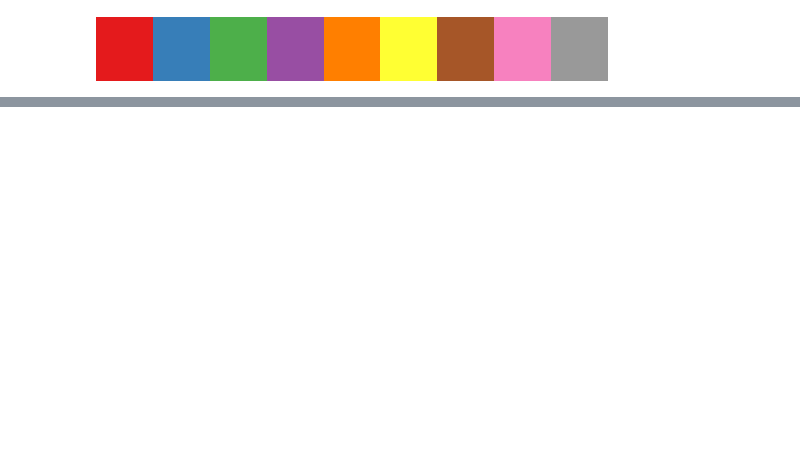
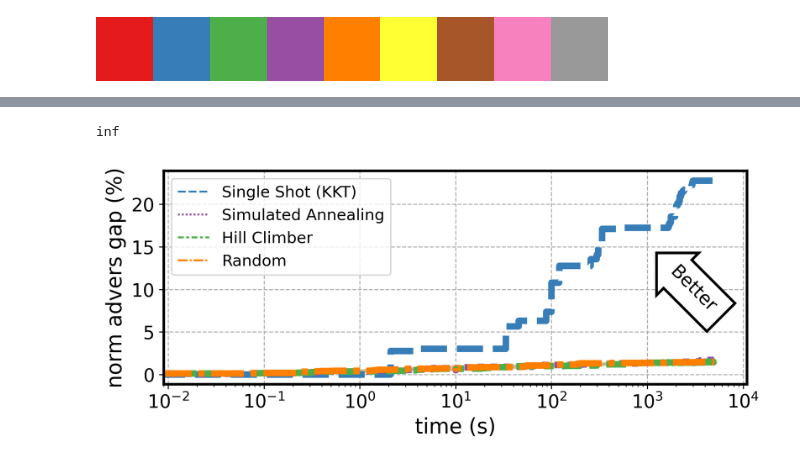
Before and after one commit to microsoft/MetaOpt, a Jupyter notebook: MetaOptimize/parsers/gap_vs_time.ipynb, the cells around one changed output, grey strips where cells are left out. Saved outputs shown, nothing was run; the diff lists cells and outputs as text; code cells hidden in the pictures; blank space fills up the shorter version.

```diff
--- a/MetaOptimize/parsers/gap_vs_time.ipynb
+++ b/MetaOptimize/parsers/gap_vs_time.ipynb
@@ -180,0 +252,3 @@ inf
+# %%
+dp_data_df = analyze_log_files(dp_approach_to_fpath_dict, dp_approach_to_dur_gap_mapping)
+dp_data_df
@@ -180,0 +270,54 @@ inf
+# %%
+plt.rc('axes', linewidth=2)
+plt.figure(figsize=(8, 3), dpi=300)
+x_min = np.inf
+# for idx, (approach, output) in enumerate(approach_to_dur_gap_mapping.items()):
+#     plt.plot(output[0], output[1] * 100/ norm_factor, label=approach, color=colors[idx], linestyle=line_styles[idx],
+#             #  marker="o",
+#             #  mfc="white",
+#             #  mec=colors[idx],
+#             #  markersize=10,
+#              linewidth=3,
+#             #  markeredgewidth=3
+#     )
+#     x_min = np.minimum(x_min, np.min(output[0]))
+sns.lineplot(x="dur", y="gap",
+             hue="approach", data=dp_data_df, palette=colors,
+             style="approach",
+             dashes=line_styles,
+             linewidth=5,
+             ms=14,
+             hue_order=["Single Shot (KKT)", "Simulated Annealing", "Hill Climber", "Random"]
+             )
+# #add arrow to plot
+# plt.arrow(x=4, y=0.75, dx=0, dy=0.1, width=0.5, head_length=0.03, fc="white")
+
+#add annotation
+min_y = 10
+size_arrow = 14
+min_x = 3000
+# plt.annotate('Better', xy = (3.1, min_y - 0.1))
+bbox_props = dict(boxstyle="larrow,pad=0.3", ec="black", fc="white", lw=2)
+t = plt.text(min_x, min_y, "Better", ha="center", va="center", rotation=-45,
+             size=size_arrow,
+             bbox=bbox_props)
+bb = t.get_bbox_patch()
+bb.set_boxstyle("larrow", pad=0.6)
+
+plt.legend(fontsize=12, loc="upper left")
+# plt.title("Pop2 + 2-shortest paths on B4", fontsize=16)
+plt.xlabel("time (s)", fontsize=16)
+plt.ylabel("norm advers gap (%)", fontsize=16)
+plt.xscale('log')
+# plt.yticks(np.arange(0.25, 0.47, 0.03), fontsize=14)
+plt.yticks(fontsize=14)
+plt.xticks([0.01, 0.1, 1, 10, 100, 1000, 10000], fontsize=14)
+plt.xlim([0.009, 11000])
+# plt.ylim([0, 46])
+plt.grid(which="major", zorder=-1, linestyle="--")
+plt.savefig(output_fig_dir + "dp5_2sp.jpg", bbox_inches="tight", format="jpg", dpi=300)
+plt.savefig(output_fig_dir + "dp5_2sp.pdf", bbox_inches="tight", format="pdf", dpi=300)
+print(x_min)
+# %% [output]
+inf
+[figure, added]
```
Also changed, not shown: parts of 12 cells of this notebook, 1 other file.
